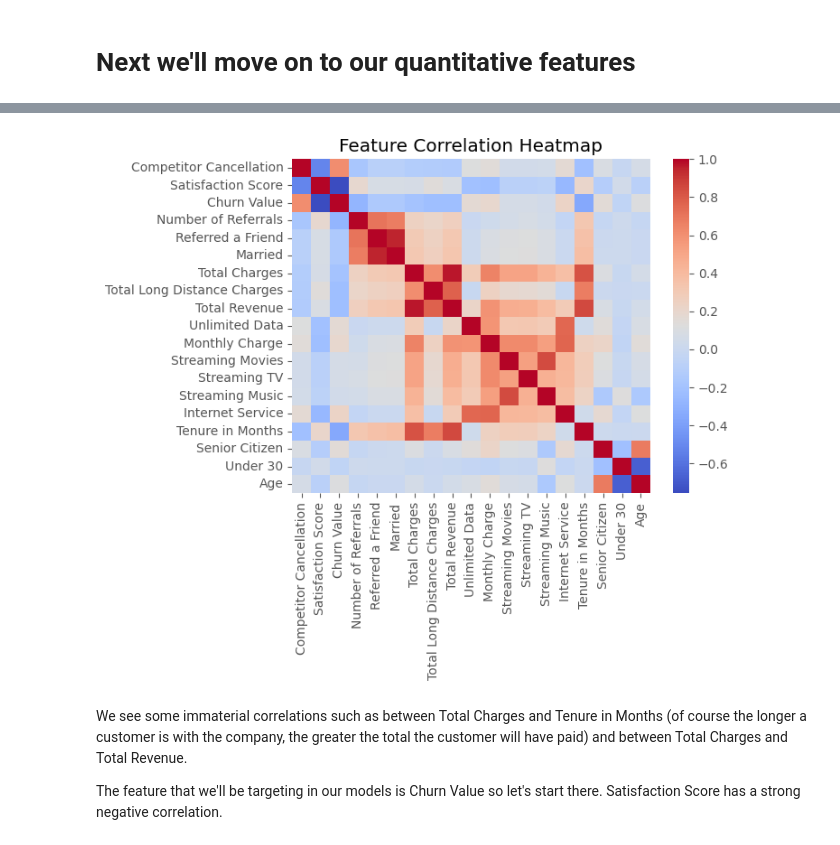
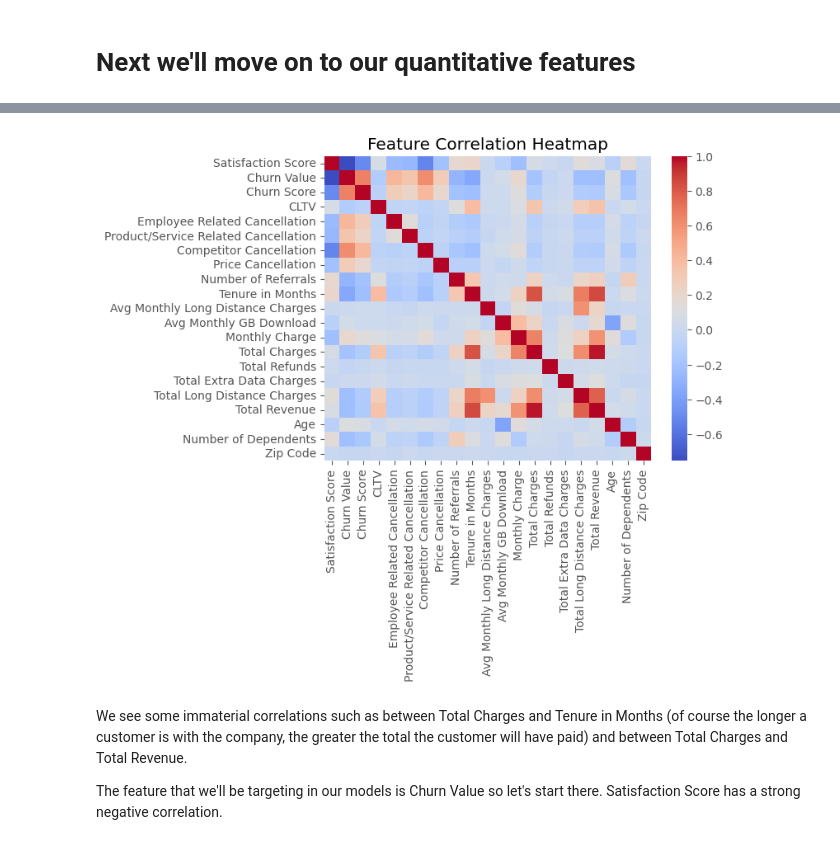
Before and after one commit to Vince-VC/Springboard_Capstone_2, a Jupyter notebook: notebooks/03_telco_data_EDA.ipynb, the cells around one changed output, grey strips where cells are left out. Drawn from its saved outputs; the diff is of its cells as text; code cells hidden in the pictures.

```diff
--- a/notebooks/03_telco_data_EDA.ipynb
+++ b/notebooks/03_telco_data_EDA.ipynb
@@ -111,7 +111,4 @@ Name: count, dtype: int64
 Being a new customer or a longer term customer can be treated the same for the purpose of our analysis. Combining the two creates a duplicate of other columns so we will drop this column.
 # %%
 df.drop(columns=['Customer Status'], inplace=True)
-# %%
-# Encode the Yes/ No variables into binary for later use in our models
-df.replace({'Yes':1, 'No':0}, inplace=True)
 # %%
@@ -119,4 +116 @@ df.replace({'Yes':1, 'No':0}, inplace=True)
 df.drop(columns=['Churn Label'], inplace=True)
-# %%
-df['Gender'].replace({'Male':1, 'Female':0}, inplace=True)
-df.info()
@@ -304,9 +232,9 @@ strong = ['Competitor Cancellation', 'Satisfaction Score', 'Churn Value', 'Numbe
 # %%
 # Heatmap of features with strong postive or negative correlations
-heatmap = sns.heatmap(df_quant[strong].corr(), cmap="coolwarm")
+heatmap = sns.heatmap(df_quant.corr(), cmap="coolwarm")
 heatmap = plt.title('Feature Correlation Heatmap')
 # %% [output]
-[figure, old version]
+[figure, new version]
 # %% [markdown]
 We see some immaterial correlations such as between Total Charges and Tenure in Months (of course the longer a customer is with the company, the greater the total the customer will have paid) and between Total Charges and Total Revenue.<p>
 
```
Also changed, not shown: parts of 13 cells of this notebook, 1 other file.
